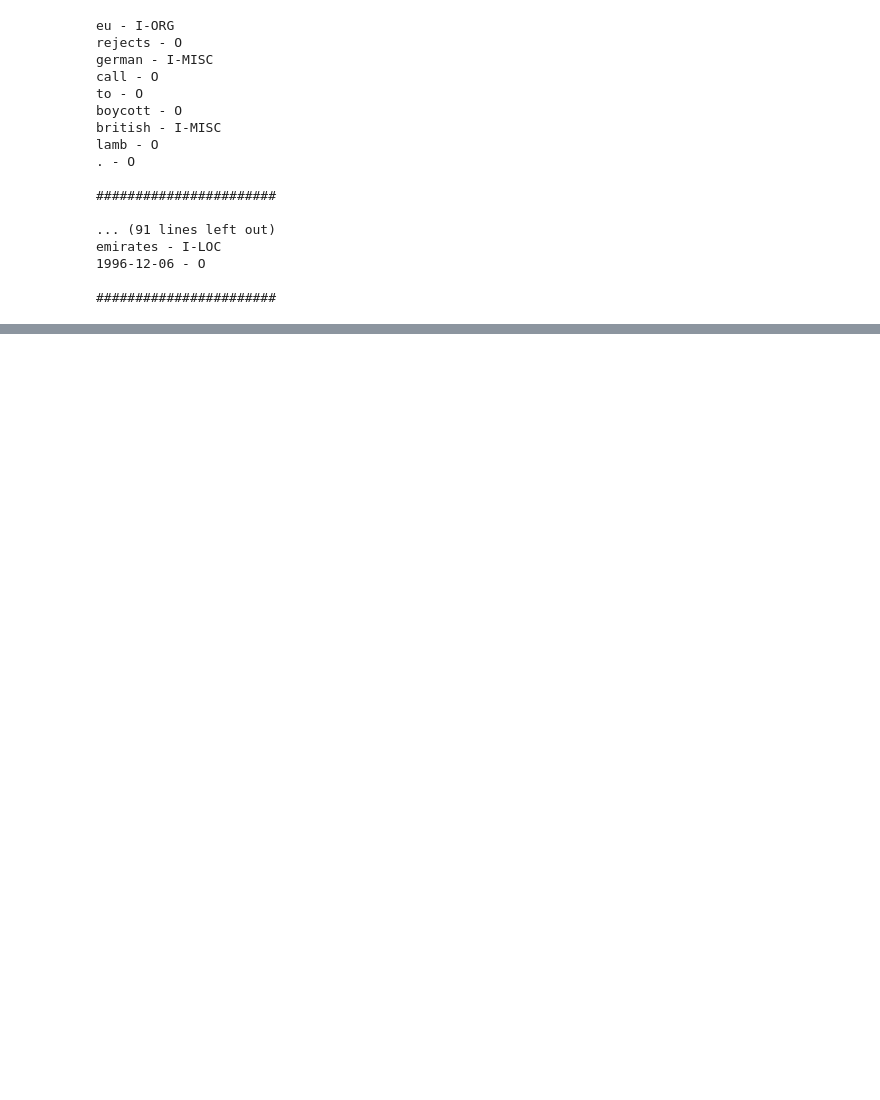
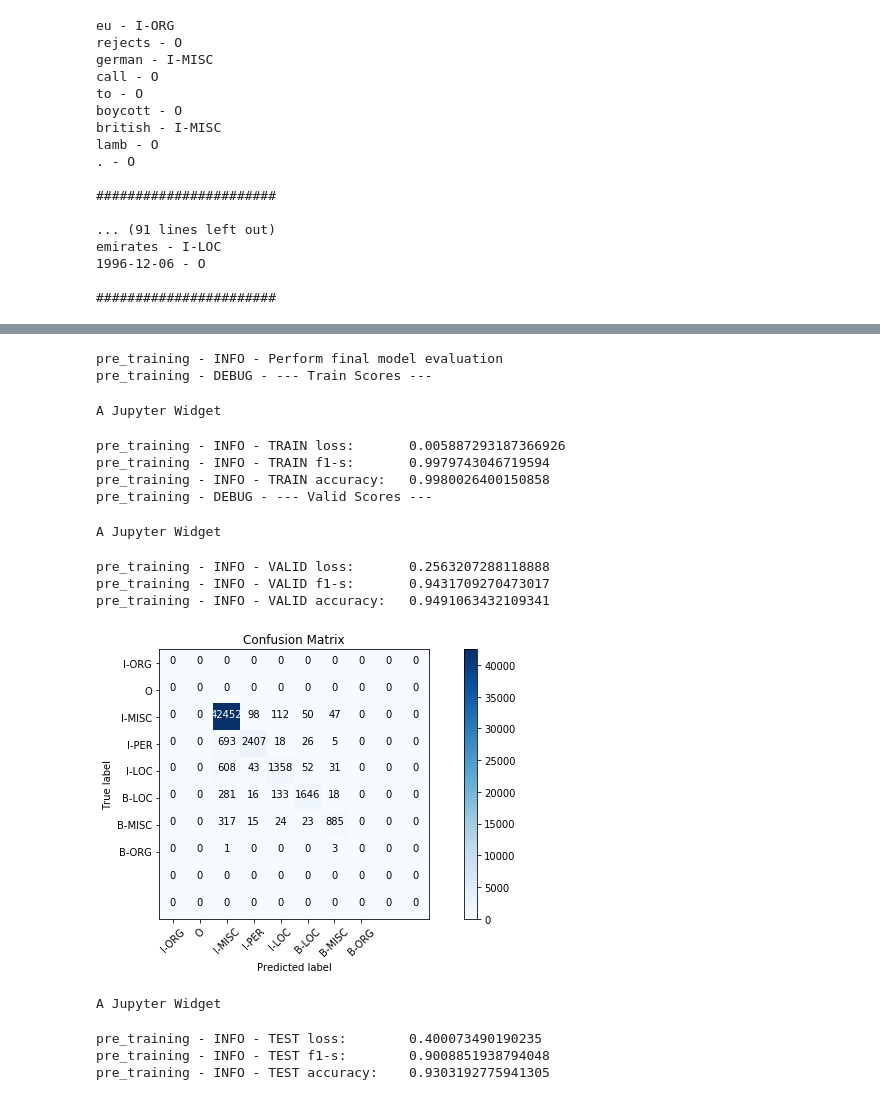
Before and after one commit to felixSchober/ABSA-Transformer, a Jupyter notebook: Notebook.ipynb, the cells around one changed output, grey strips where cells are left out. Cells and saved outputs as stored; diff of their text form; code cells hidden in the pictures; blank space fills up the shorter version.

```diff
--- a/Notebook.ipynb
+++ b/Notebook.ipynb
@@ -34,7 +34,7 @@ conll2003 = conll2003_dataset('ner', hyper_parameters.batch_size,
                               train_file=PREFERENCES.data_train,
                               validation_file=PREFERENCES.data_validation,
                               test_file=PREFERENCES.data_test,
-                              use_cuda=False)
+                              use_cuda=True)
 # %%
 samples = extract_samples(conll2003['examples'])
 print_samples(samples)
@@ -88,7 +118,7 @@ trainer = Trainer(target_size,
                     hyper_parameters,
                     conll2003['iters'],
                     experiment_name,
-                    log_every_xth_iteration=50,
+                    log_every_xth_iteration=-1,
                     enable_tensorboard=True,
                     dummy_input=conll2003['dummy_input'])
 # %% [output]
@@ -112,3 +142,5 @@ pre_training - INFO - Classes: ['I-ORG', 'O', 'I-MISC', 'I-PER', 'I-LOC', 'B-LOC
+# %%
+plt.rcParams['figure.figsize'] = [10, 5]
 # %%
-result = trainer.train(10)
+result = trainer.train(10, True, False)
 # %% [output]
@@ -153,0 +185,21 @@ KeyboardInterrupt:
+# %%
+trainer.tb_writer = None
+trainer.enable_tensorboard = False
+evaluation_results = trainer.perform_final_evaluation()
+# %% [output]
+pre_training - INFO - Perform final model evaluation
+pre_training - DEBUG - --- Train Scores ---
+A Jupyter Widget
+pre_training - INFO - TRAIN loss:       0.005887293187366926
+pre_training - INFO - TRAIN f1-s:       0.9979743046719594
+pre_training - INFO - TRAIN accuracy:   0.9980026400150858
+pre_training - DEBUG - --- Valid Scores ---
+A Jupyter Widget
+pre_training - INFO - VALID loss:       0.2563207288118888
+pre_training - INFO - VALID f1-s:       0.9431709270473017
+pre_training - INFO - VALID accuracy:   0.9491063432109341
+[figure, added]
+A Jupyter Widget
+pre_training - INFO - TEST loss:        0.400073490190235
+pre_training - INFO - TEST f1-s:        0.9008851938794048
+pre_training - INFO - TEST accuracy:    0.9303192775941305
```
Also changed, not shown: parts of 14 cells of this notebook, 5 other files.
